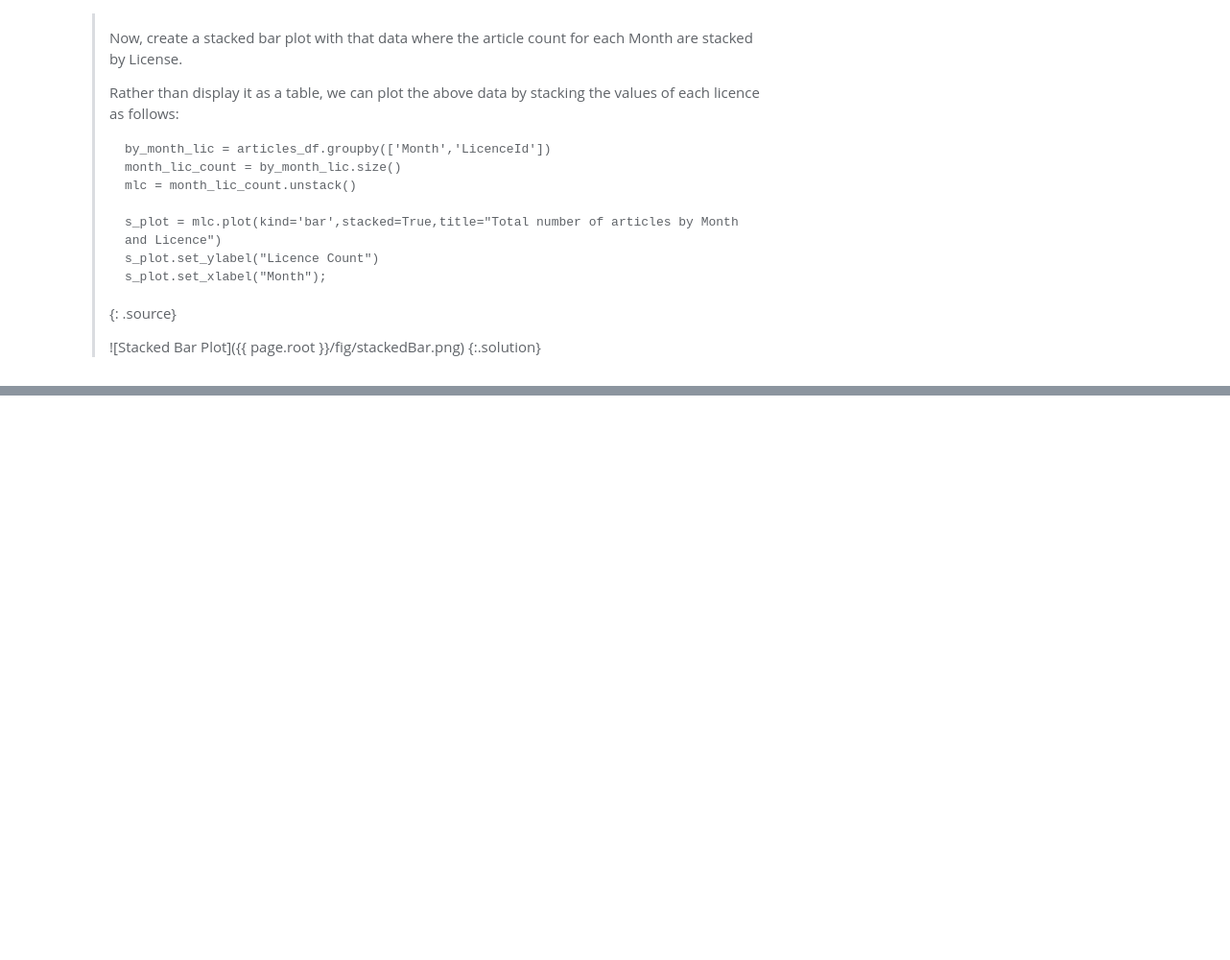
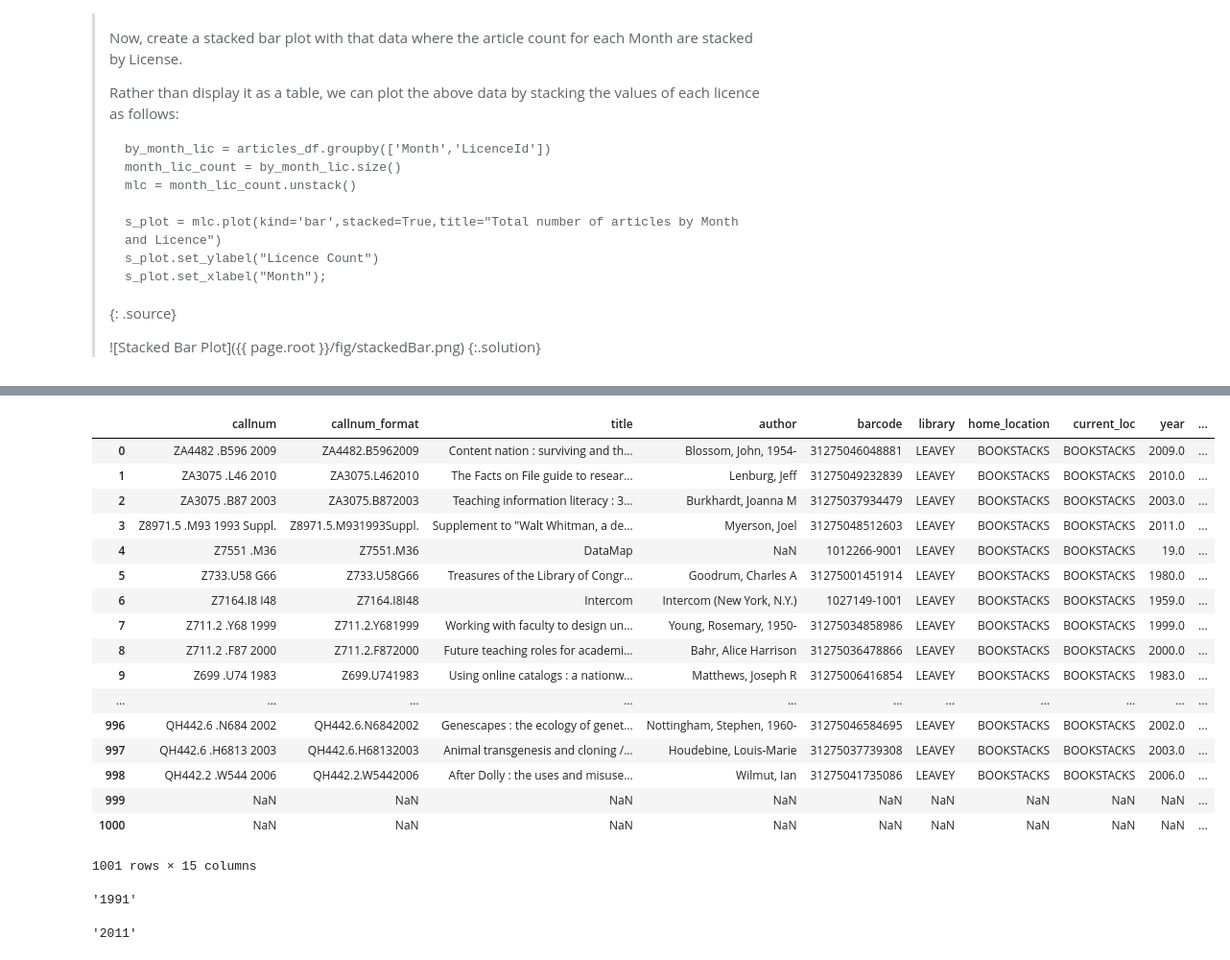
Before and after one commit to ucla-data-archive/library-python, a Jupyter notebook: _episodes_rmd/01-starting-with-data.ipynb, the cells around one changed output, grey strips where cells are left out. Shown: that part at 96% size. Drawn from its saved outputs; the diff is of its cells as text; code cells hidden in the pictures; blank space fills up the shorter version.

```diff
--- a/_episodes_rmd/01-starting-with-data.ipynb
+++ b/_episodes_rmd/01-starting-with-data.ipynb
@@ -698,0 +763,5 @@ language_count.plot(kind='bar');
+# %%
+#pat = '\d+\/\d+\/\d+'
+weedl = weedl.join(weedl.last_co.str.extract("\d+\/\d+\/(\d+)", expand=True))
+# %%
+weedl.rename(columns = {0: "last_co_year"}, inplace=True)
@@ -698,0 +775,29 @@ language_count.plot(kind='bar');
+# %%
+weedl
+# %% [output]
+|  | callnum | callnum_format | title | author | barcode | library | home_location | current_loc | year | ... |
+| 0 | ZA4482 .B596 2009 | ZA4482.B5962009 | Content nation : surviving and th... | Blossom, John, 1954- | 31275046048881 | LEAVEY | BOOKSTACKS | BOOKSTACKS | 2009.0 | ... |
+| 1 | ZA3075 .L46 2010 | ZA3075.L462010 | The Facts on File guide to resear... | Lenburg, Jeff | 31275049232839 | LEAVEY | BOOKSTACKS | BOOKSTACKS | 2010.0 | ... |
+| 2 | ZA3075 .B87 2003 | ZA3075.B872003 | Teaching information literacy : 3... | Burkhardt, Joanna M | 31275037934479 | LEAVEY | BOOKSTACKS | BOOKSTACKS | 2003.0 | ... |
+| 3 | Z8971.5 .M93 1993 Suppl. | Z8971.5.M931993Suppl. | Supplement to "Walt Whitman, a de... | Myerson, Joel | 31275048512603 | LEAVEY | BOOKSTACKS | BOOKSTACKS | 2011.0 | ... |
+| 4 | Z7551 .M36 | Z7551.M36 | DataMap | NaN | 1012266-9001 | LEAVEY | BOOKSTACKS | BOOKSTACKS | 19.0 | ... |
+| 5 | Z733.U58 G66 | Z733.U58G66 | Treasures of the Library of Congr... | Goodrum, Charles A | 31275001451914 | LEAVEY | BOOKSTACKS | BOOKSTACKS | 1980.0 | ... |
+| 6 | Z7164.I8 I48 | Z7164.I8I48 | Intercom | Intercom (New York, N.Y.) | 1027149-1001 | LEAVEY | BOOKSTACKS | BOOKSTACKS | 1959.0 | ... |
+| 7 | Z711.2 .Y68 1999 | Z711.2.Y681999 | Working with faculty to design un... | Young, Rosemary, 1950- | 31275034858986 | LEAVEY | BOOKSTACKS | BOOKSTACKS | 1999.0 | ... |
+| 8 | Z711.2 .F87 2000 | Z711.2.F872000 | Future teaching roles for academi... | Bahr, Alice Harrison | 31275036478866 | LEAVEY | BOOKSTACKS | BOOKSTACKS | 2000.0 | ... |
+| 9 | Z699 .U74 1983 | Z699.U741983 | Using online catalogs : a nationw... | Matthews, Joseph R | 31275006416854 | LEAVEY | BOOKSTACKS | BOOKSTACKS | 1983.0 | ... |
+| ... | ... | ... | ... | ... | ... | ... | ... | ... | ... | ... |
+| 996 | QH442.6 .N684 2002 | QH442.6.N6842002 | Genescapes : the ecology of genet... | Nottingham, Stephen, 1960- | 31275046584695 | LEAVEY | BOOKSTACKS | BOOKSTACKS | 2002.0 | ... |
+| 997 | QH442.6 .H6813 2003 | QH442.6.H68132003 | Animal transgenesis and cloning /... | Houdebine, Louis-Marie | 31275037739308 | LEAVEY | BOOKSTACKS | BOOKSTACKS | 2003.0 | ... |
+| 998 | QH442.2 .W544 2006 | QH442.2.W5442006 | After Dolly : the uses and misuse... | Wilmut, Ian | 31275041735086 | LEAVEY | BOOKSTACKS | BOOKSTACKS | 2006.0 | ... |
+| 999 | NaN | NaN | NaN | NaN | NaN | NaN | NaN | NaN | NaN | ... |
+| 1000 | NaN | NaN | NaN | NaN | NaN | NaN | NaN | NaN | NaN | ... |
+1001 rows × 15 columns
+# %%
+weedl.last_co_year.dropna().min()
+# %% [output]
+'1991'
+# %%
+weedl.last_co_year.dropna().max()
+# %% [output]
+'2011'
```
Also changed, not shown: parts of 14 cells of this notebook, 6 other files.
